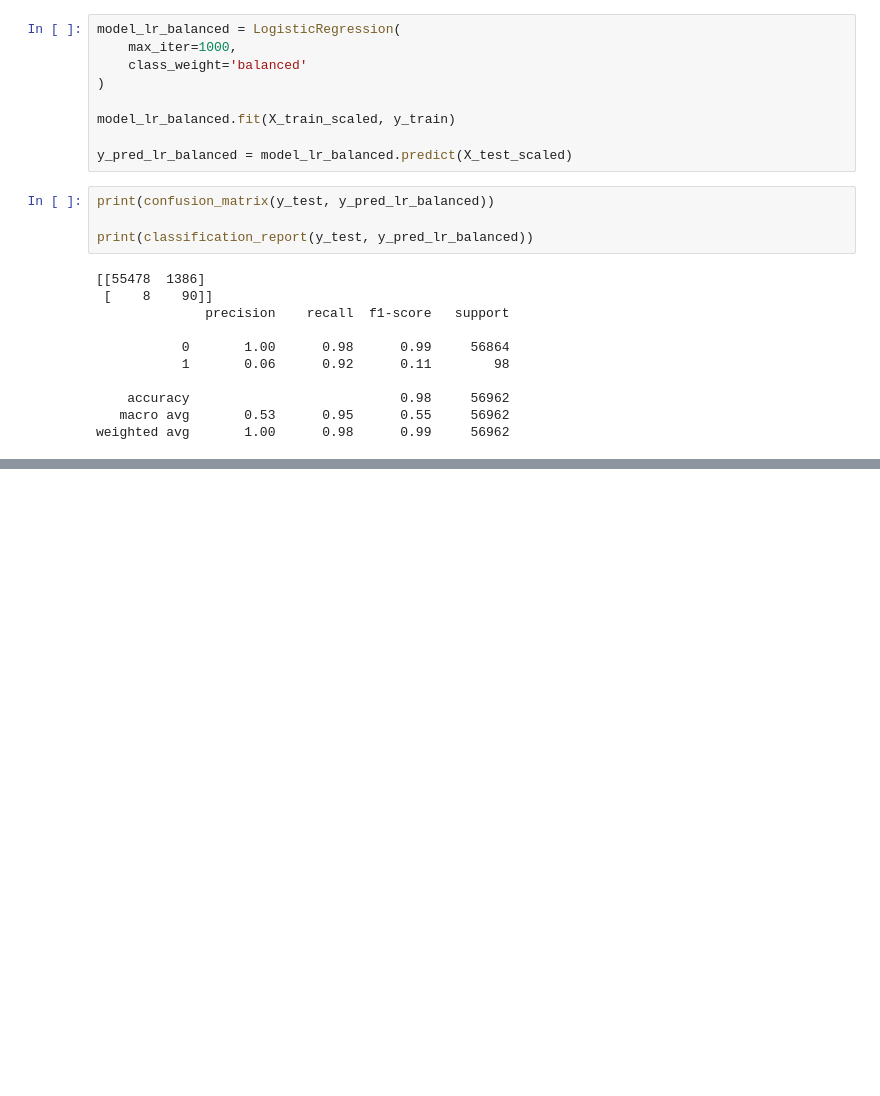
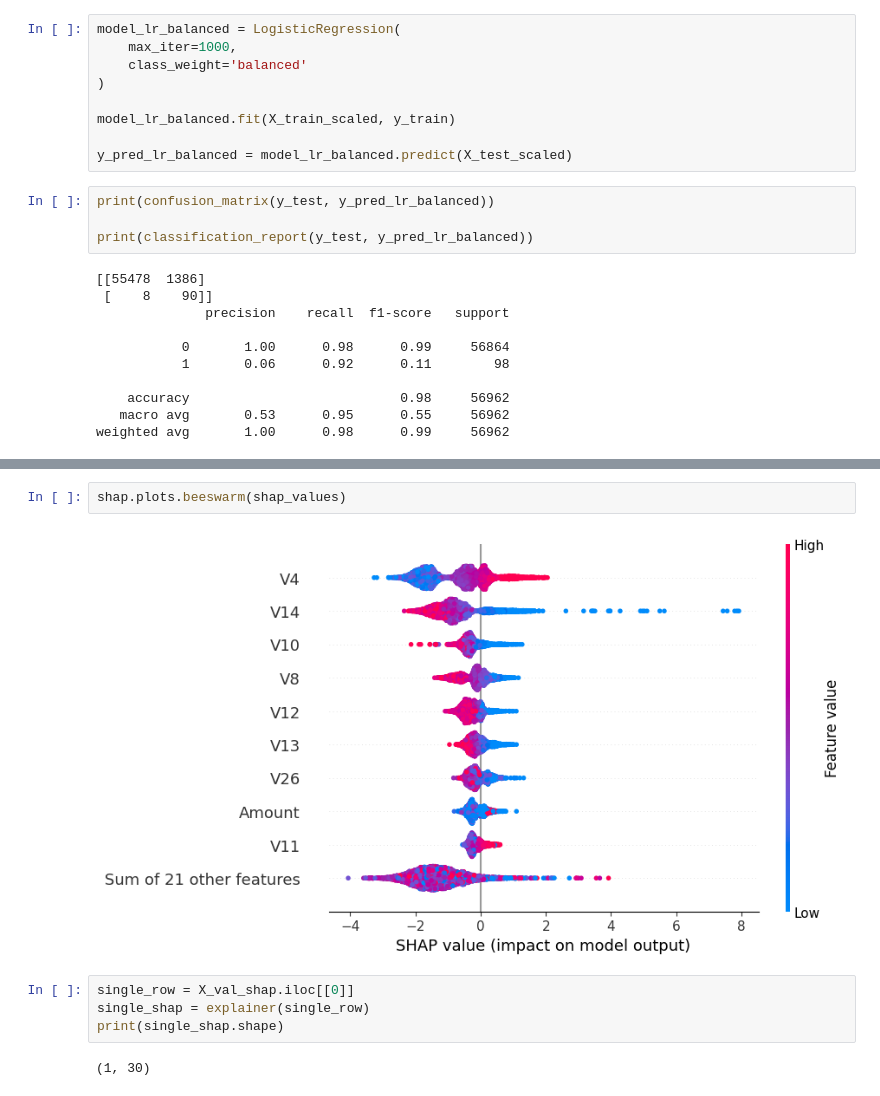
Before and after one commit to ducks5257/Financial-fraud-detection-, a Jupyter notebook: notebooks/data-understanding.ipynb, the cells around one changed output, grey strips where cells are left out. Cells and saved outputs as stored; diff of their text form; blank space fills up the shorter version.

```diff
--- a/notebooks/data-understanding.ipynb
+++ b/notebooks/data-understanding.ipynb
@@ -331,0 +578,10 @@ weighted avg       1.00      0.98      0.99     56962
+# %%
+shap.plots.beeswarm(shap_values)
+# %% [output]
+[figure, added]
+# %%
+single_row = X_val_shap.iloc[[0]]
+single_shap = explainer(single_row)
+print(single_shap.shape)
+# %% [output]
+(1, 30)
```
Also changed, not shown: parts of 28 cells of this notebook.
